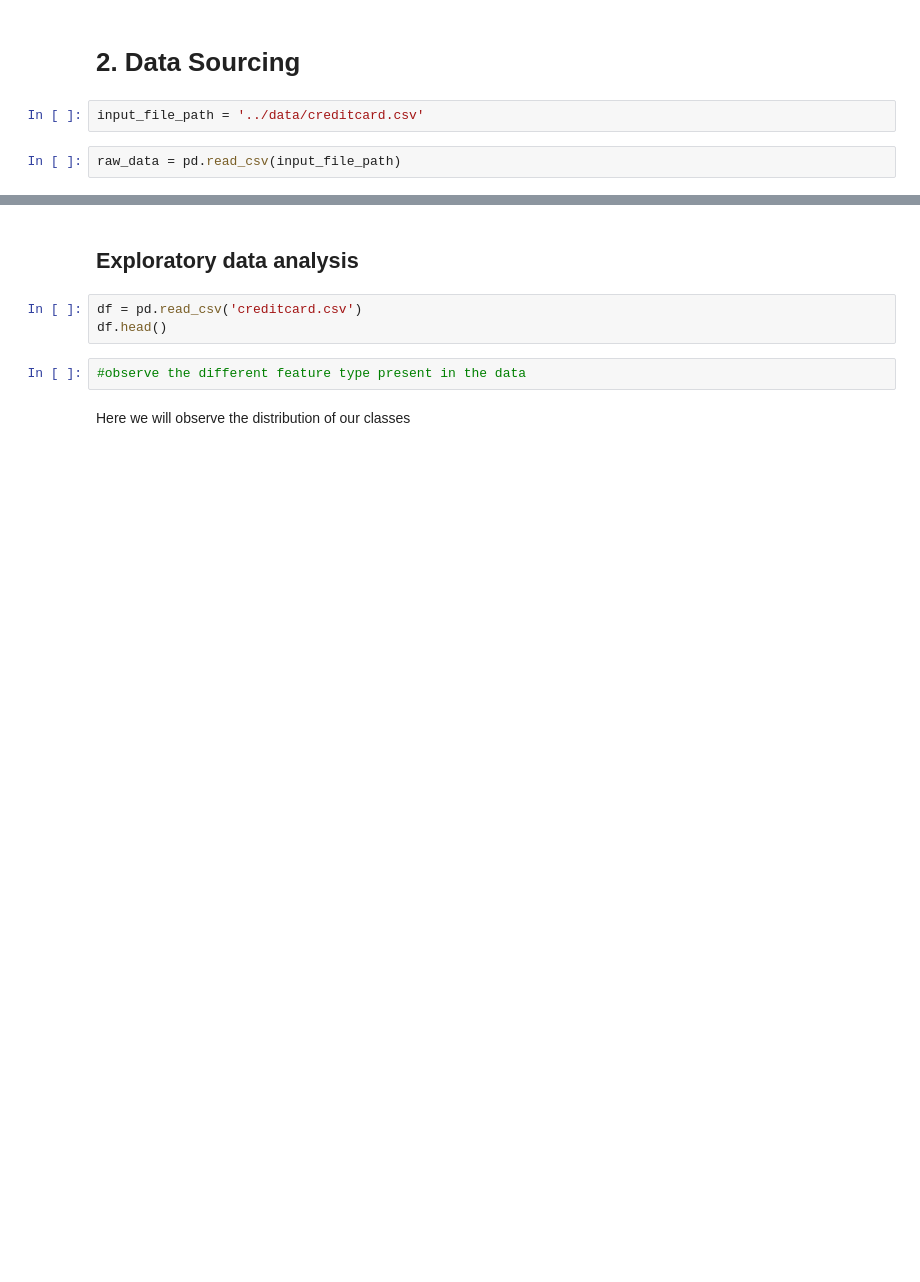
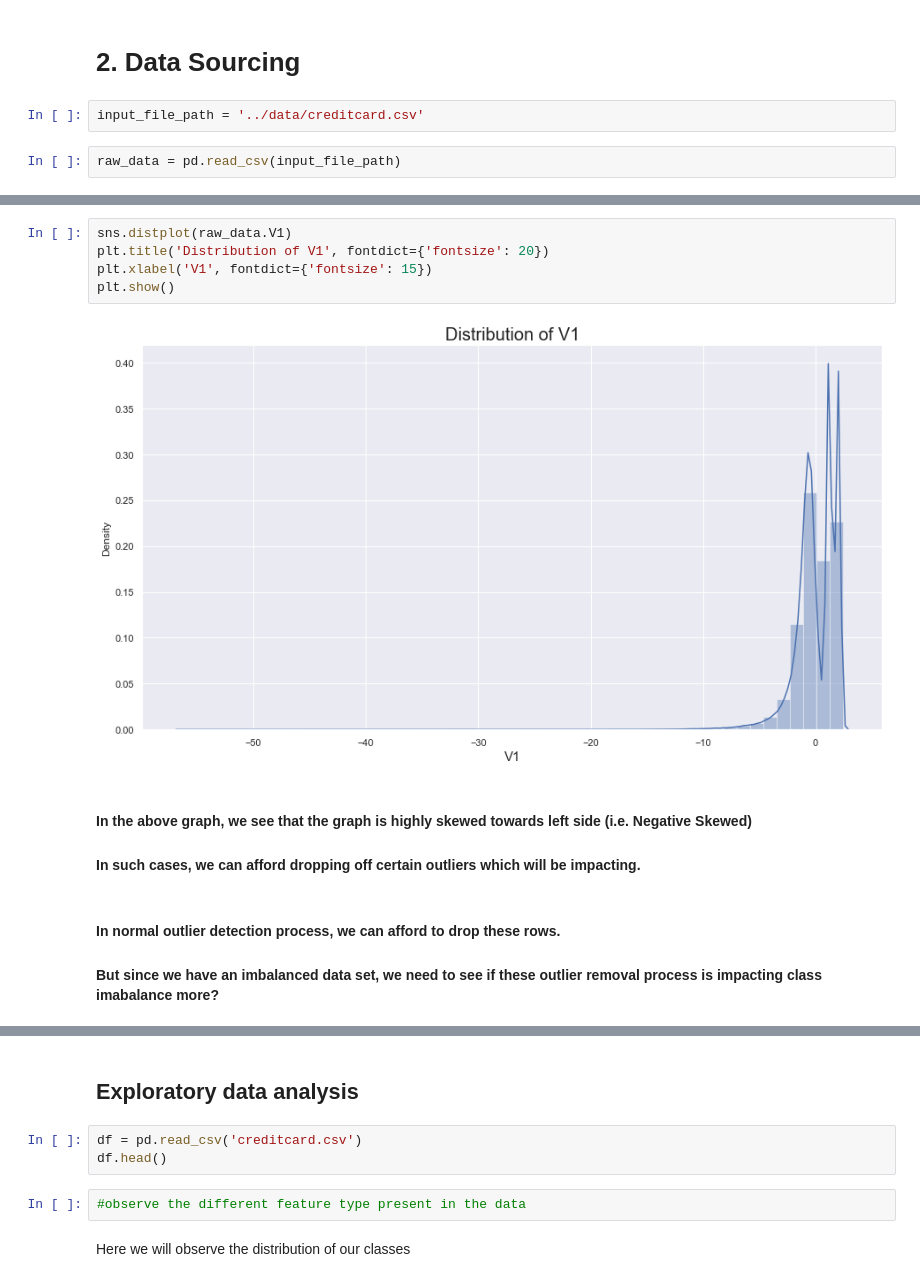
Before and after one commit to akshaykadam100/Credit-Card-Fraud-Detection, a Jupyter notebook: modelling/V1_Akshay_Kadam_DML2070010.ipynb, the cells around one changed output, grey strips where cells are left out. Cells and saved outputs as stored; diff of their text form; blank space fills up the shorter version.

```diff
--- a/modelling/V1_Akshay_Kadam_DML2070010.ipynb
+++ b/modelling/V1_Akshay_Kadam_DML2070010.ipynb
@@ -39,0 +259,13 @@ raw_data = pd.read_csv(input_file_path)
+# %%
+sns.distplot(raw_data.V1)
+plt.title('Distribution of V1', fontdict={'fontsize': 20})
+plt.xlabel('V1', fontdict={'fontsize': 15})
+plt.show()
+# %% [output]
+[figure, added]
+# %% [markdown]
+#### In the above graph, we see that the graph is highly skewed towards left side (i.e. Negative Skewed)
+#### In such cases, we can afford dropping off certain outliers which will be impacting.
+# %% [markdown]
+#### In normal outlier detection process, we can afford to drop these rows.
+#### But since we have an imbalanced data set, we need to see if these outlier removal process is impacting class imabalance more?
```
Also changed, not shown: parts of 44 cells of this notebook, 1 other file.
